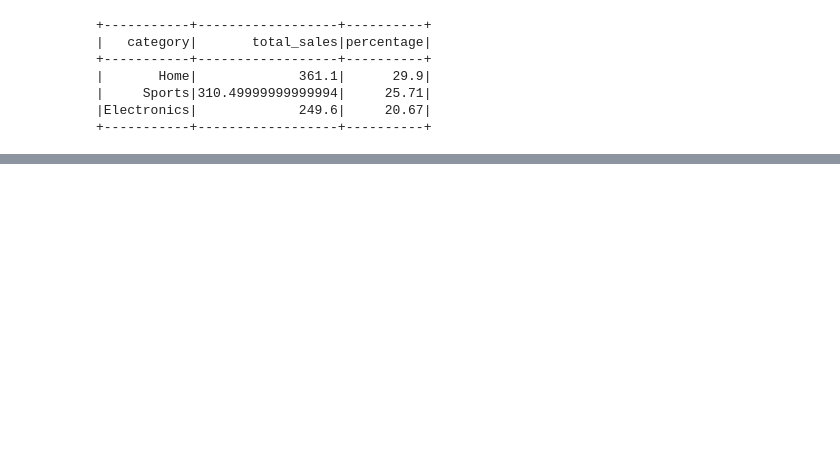
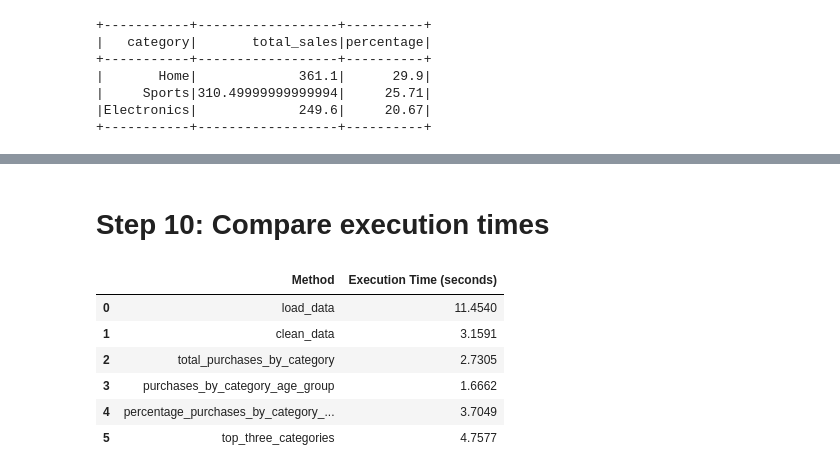
Before and after one commit to DeadNord/goit-de-hw-03, a Jupyter notebook: main.ipynb, the cells around one changed output, grey strips where cells are left out. Saved outputs shown, nothing was run; the diff lists cells and outputs as text; code cells hidden in the pictures; blank space fills up the shorter version.

```diff
--- a/main.ipynb
+++ b/main.ipynb
@@ -142,0 +316,13 @@ spark.stop()
+# %% [markdown]
+# Step 10: Compare execution times
+# %%
+# Print timing measurements for DataProcessor
+processor.print_timings()
+# %% [output]
+|  | Method | Execution Time (seconds) |
+| 0 | load_data | 11.4540 |
+| 1 | clean_data | 3.1591 |
+| 2 | total_purchases_by_category | 2.7305 |
+| 3 | purchases_by_category_age_group | 1.6662 |
+| 4 | percentage_purchases_by_category_... | 3.7049 |
+| 5 | top_three_categories | 4.7577 |
```
Also changed, not shown: parts of 31 cells of this notebook.
